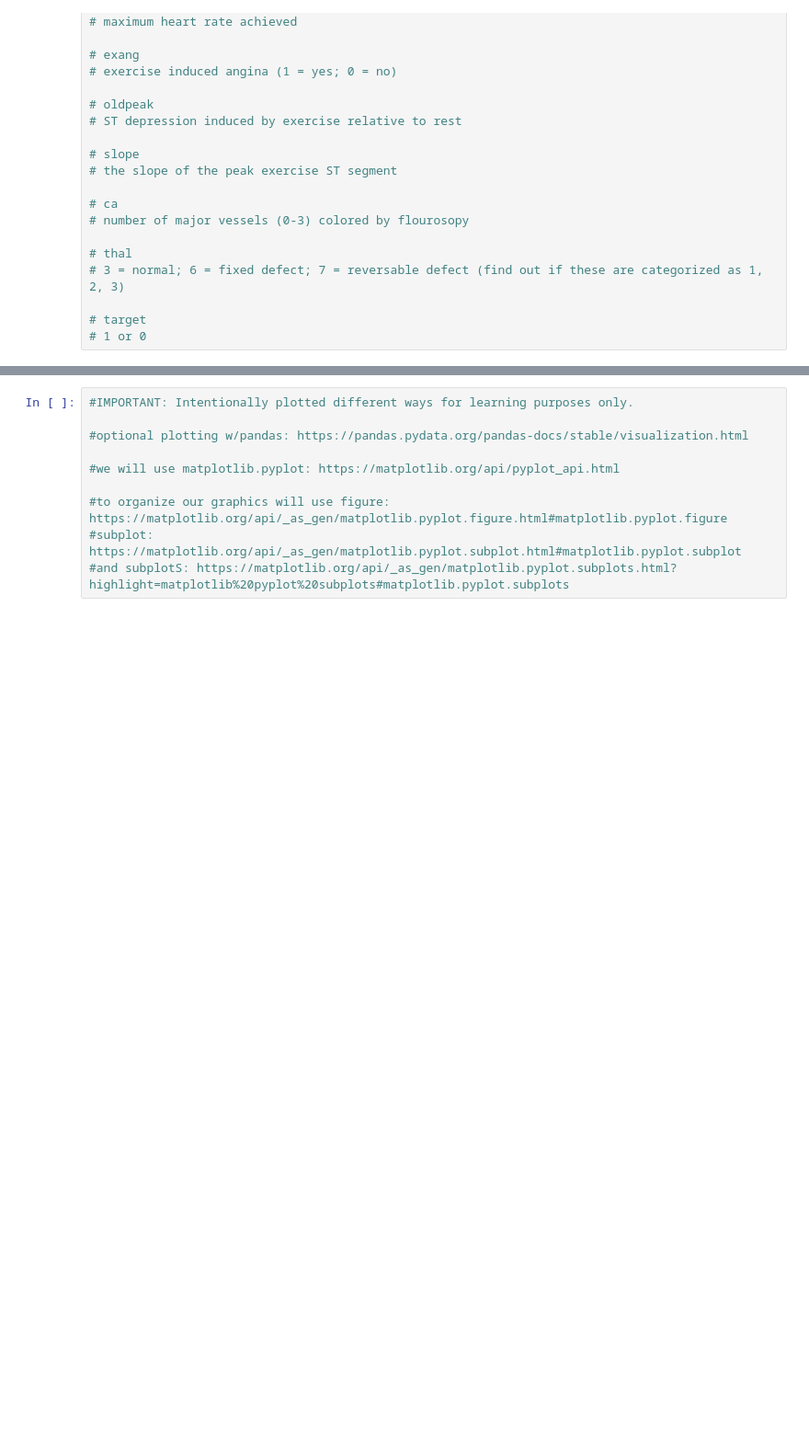
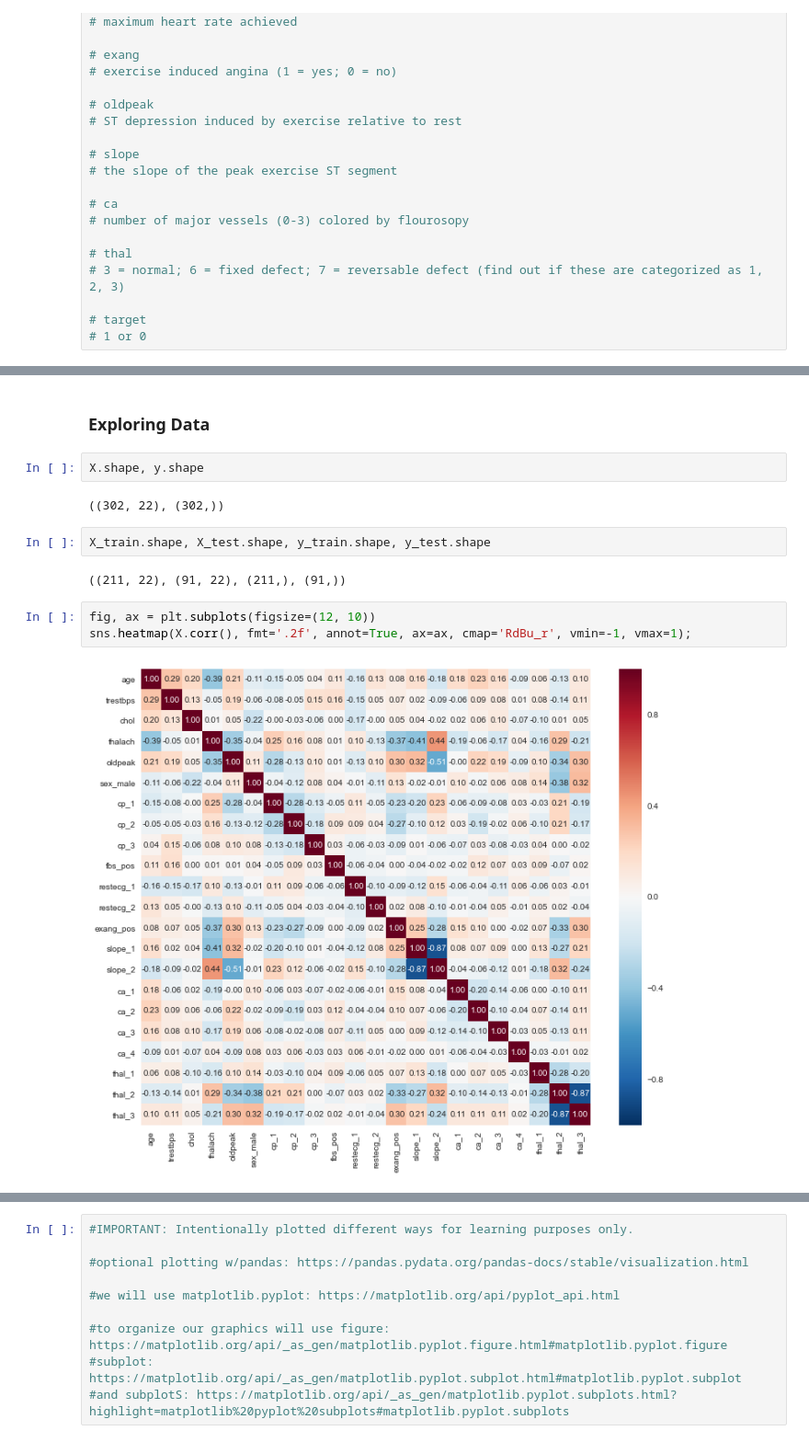
Before and after one commit to kovusseyit/Heart_UCI, a Jupyter notebook: heart_uci.ipynb, the cells around one changed output, grey strips where cells are left out. Shown at 92% size. Drawn from its saved outputs; the diff is of its cells as text; blank space fills up the shorter version.

```diff
--- a/heart_uci.ipynb
+++ b/heart_uci.ipynb
@@ -284,0 +482,15 @@ cp
+# %% [markdown]
+### Exploring Data
+# %%
+X.shape, y.shape
+# %% [output]
+((302, 22), (302,))
+# %%
+X_train.shape, X_test.shape, y_train.shape, y_test.shape
+# %% [output]
+((211, 22), (91, 22), (211,), (91,))
+# %%
+fig, ax = plt.subplots(figsize=(12, 10))
+sns.heatmap(X.corr(), fmt='.2f', annot=True, ax=ax, cmap='RdBu_r', vmin=-1, vmax=1);
+# %% [output]
+[figure, added]
```
Also changed, not shown: parts of 124 cells of this notebook.
